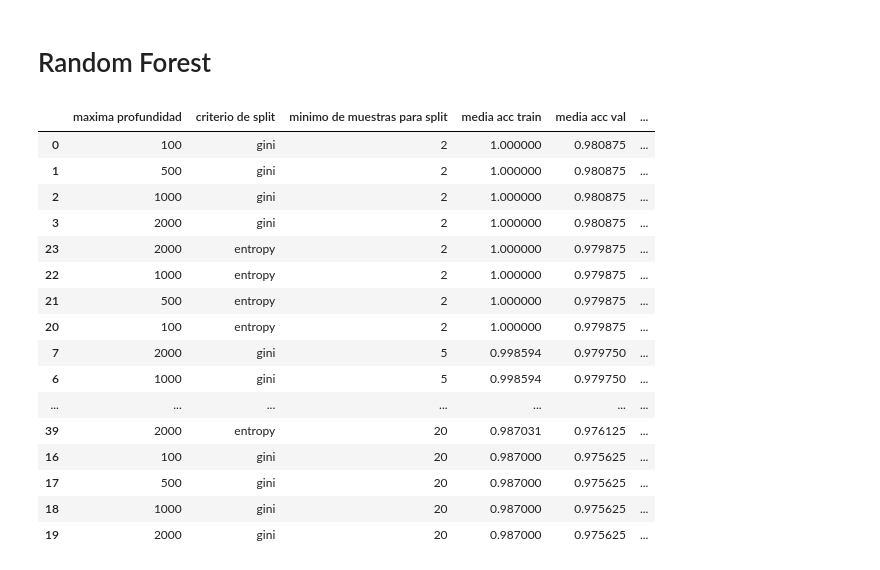
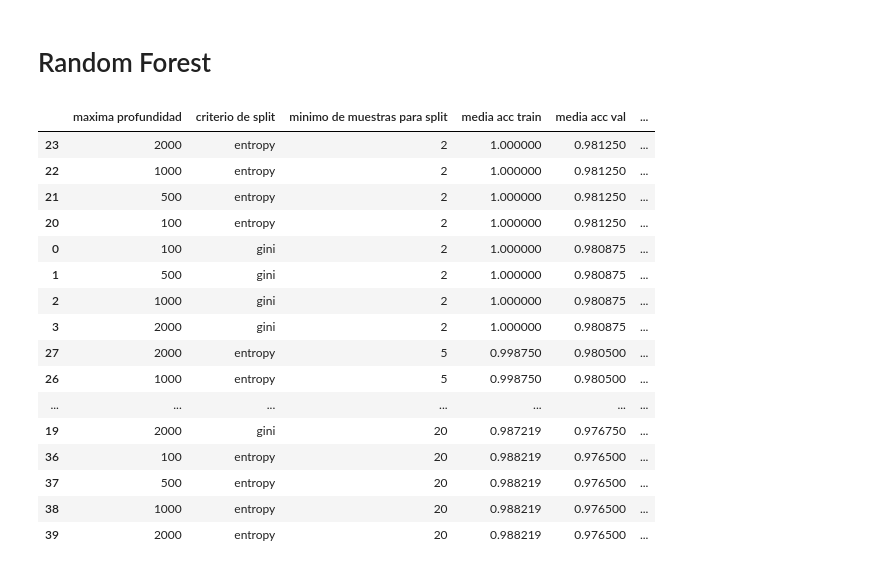
Before and after one commit to RichardoRodLoa/ModelosProyectoAula, a Jupyter notebook: models/random-forest.ipynb, the cells around one changed output. Cells and saved outputs as stored; diff of their text form; code cells hidden in the pictures.

Commit message:
implementar datos filtrados en knn, randomforest, redes neurnales, regresiones lineales

```diff
--- a/models/random-forest.ipynb
+++ b/models/random-forest.ipynb
@@ -58,21 +59,26 @@ for criterion in criterions:
 # %%
-results = pd.DataFrame(filas)
-results.sort_values(by='media f1', ascending=False)
+# Para datos sin filtrar
+
+from libs.data_configuration import get_data_partitioned
+
+X_train, X_test, y_train, y_test = get_data_partitioned() # por defecto 20% para validacion
+
+train_random_forest(X_train, y_train)
 # %% [output]
 |  | maxima profundidad | criterio de split | minimo de muestras para split | media acc train | media acc val | ... |
+| 23 | 2000 | entropy | 2 | 1.000000 | 0.981250 | ... |
+| 22 | 1000 | entropy | 2 | 1.000000 | 0.981250 | ... |
+| 21 | 500 | entropy | 2 | 1.000000 | 0.981250 | ... |
+| 20 | 100 | entropy | 2 | 1.000000 | 0.981250 | ... |
 | 0 | 100 | gini | 2 | 1.000000 | 0.980875 | ... |
 | 1 | 500 | gini | 2 | 1.000000 | 0.980875 | ... |
 | 2 | 1000 | gini | 2 | 1.000000 | 0.980875 | ... |
 | 3 | 2000 | gini | 2 | 1.000000 | 0.980875 | ... |
-| 23 | 2000 | entropy | 2 | 1.000000 | 0.979875 | ... |
-| 22 | 1000 | entropy | 2 | 1.000000 | 0.979875 | ... |
-| 21 | 500 | entropy | 2 | 1.000000 | 0.979875 | ... |
-| 20 | 100 | entropy | 2 | 1.000000 | 0.979875 | ... |
-| 7 | 2000 | gini | 5 | 0.998594 | 0.979750 | ... |
-| 6 | 1000 | gini | 5 | 0.998594 | 0.979750 | ... |
+| 27 | 2000 | entropy | 5 | 0.998750 | 0.980500 | ... |
+| 26 | 1000 | entropy | 5 | 0.998750 | 0.980500 | ... |
 | ... | ... | ... | ... | ... | ... | ... |
-| 39 | 2000 | entropy | 20 | 0.987031 | 0.976125 | ... |
-| 16 | 100 | gini | 20 | 0.987000 | 0.975625 | ... |
-| 17 | 500 | gini | 20 | 0.987000 | 0.975625 | ... |
-| 18 | 1000 | gini | 20 | 0.987000 | 0.975625 | ... |
-| 19 | 2000 | gini | 20 | 0.987000 | 0.975625 | ... |
+| 19 | 2000 | gini | 20 | 0.987219 | 0.976750 | ... |
+| 36 | 100 | entropy | 20 | 0.988219 | 0.976500 | ... |
+| 37 | 500 | entropy | 20 | 0.988219 | 0.976500 | ... |
+| 38 | 1000 | entropy | 20 | 0.988219 | 0.976500 | ... |
+| 39 | 2000 | entropy | 20 | 0.988219 | 0.976500 | ... |
```
Also changed, not shown: parts of 3 cells of this notebook, 3 other files.
